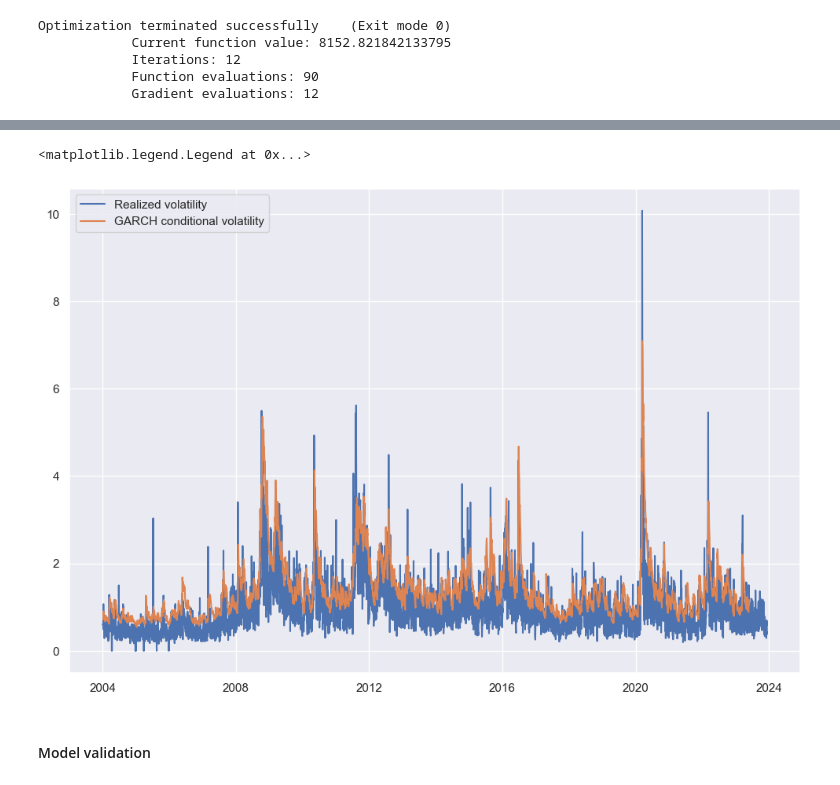
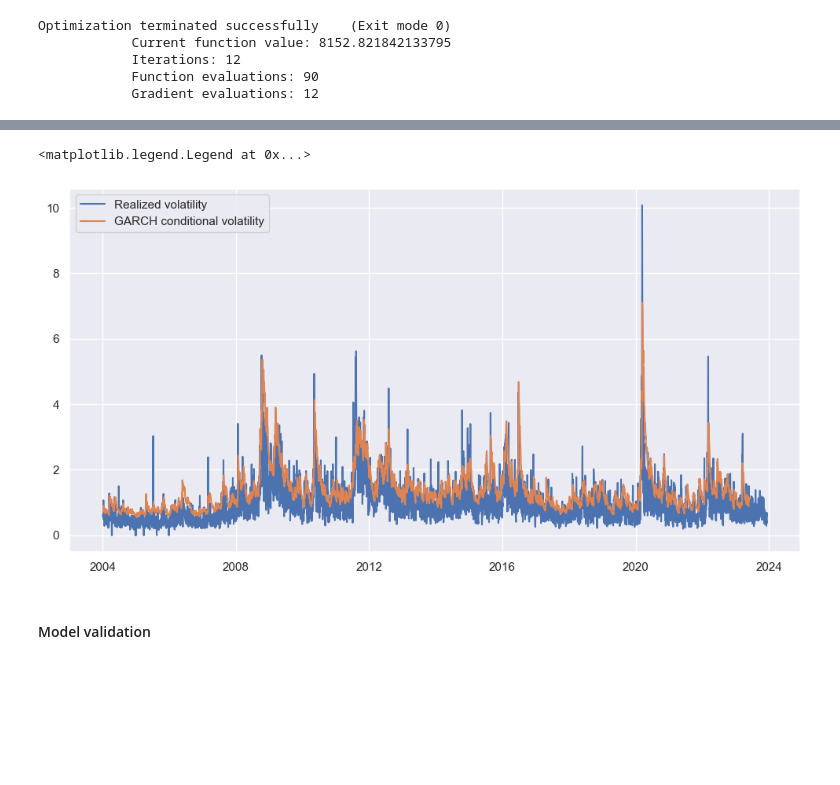
Before and after one commit to tommasograndi/market-vol-forecasting-with-GARCH-models, a Jupyter notebook: notebook copy.ipynb, the cells around one changed output, grey strips where cells are left out. Drawn from its saved outputs; the diff is of its cells as text; code cells hidden in the pictures; blank space fills up the shorter version.

```diff
--- a/notebook copy.ipynb
+++ b/notebook copy.ipynb
@@ -854,15 +875,15 @@ beta[1]        0.8919  1.608e-02     55.457      0.000     [  0.860,  0.923]
 
 Covariance estimator: robust
 # %%
-plt.figure(figsize=(12, 8))
+plt.figure(figsize=(12, 6))
 
 plt.plot(realized_vol, label='Realized volatility')
 
 plt.plot(garch_result.conditional_volatility, label='GARCH conditional volatility')
 plt.legend()
 # %% [output]
 <matplotlib.legend.Legend at 0x...>
-[figure, old version]
+[figure, new version]
 # %% [markdown]
 #### Model validation
 # %%
```
Also changed, not shown: parts of 38 cells of this notebook, 2 other files.
